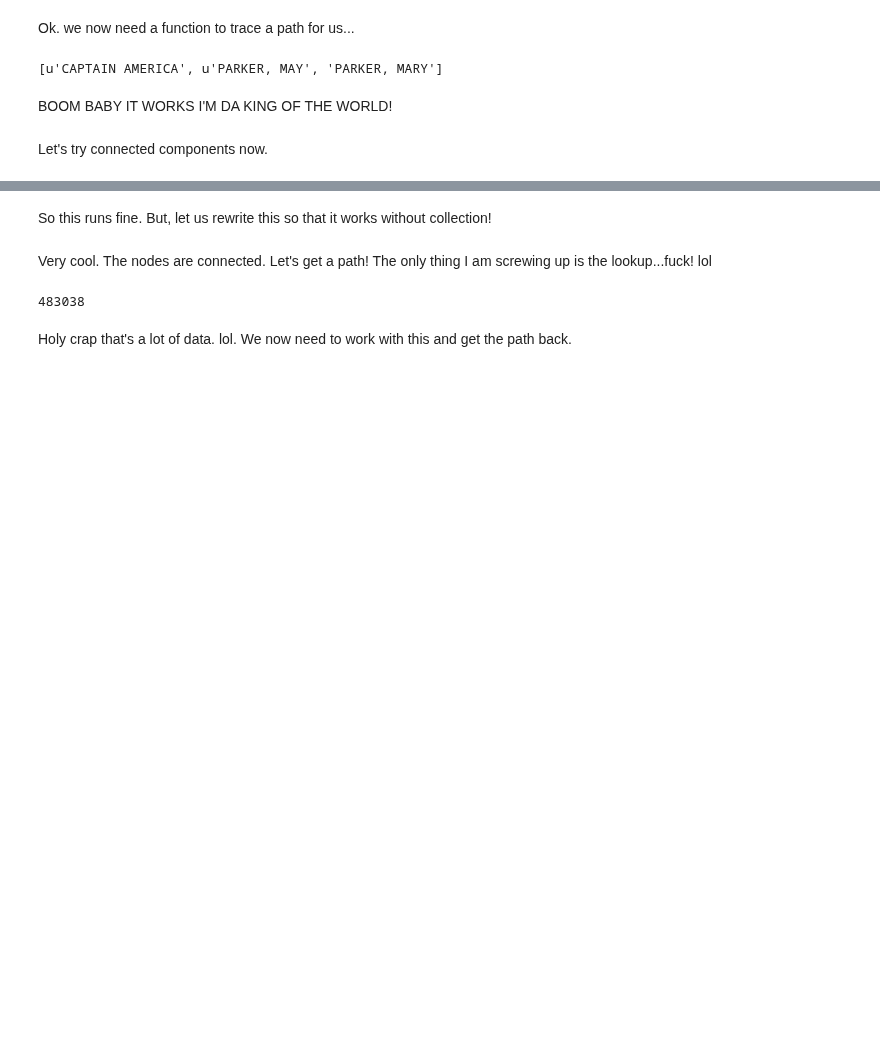
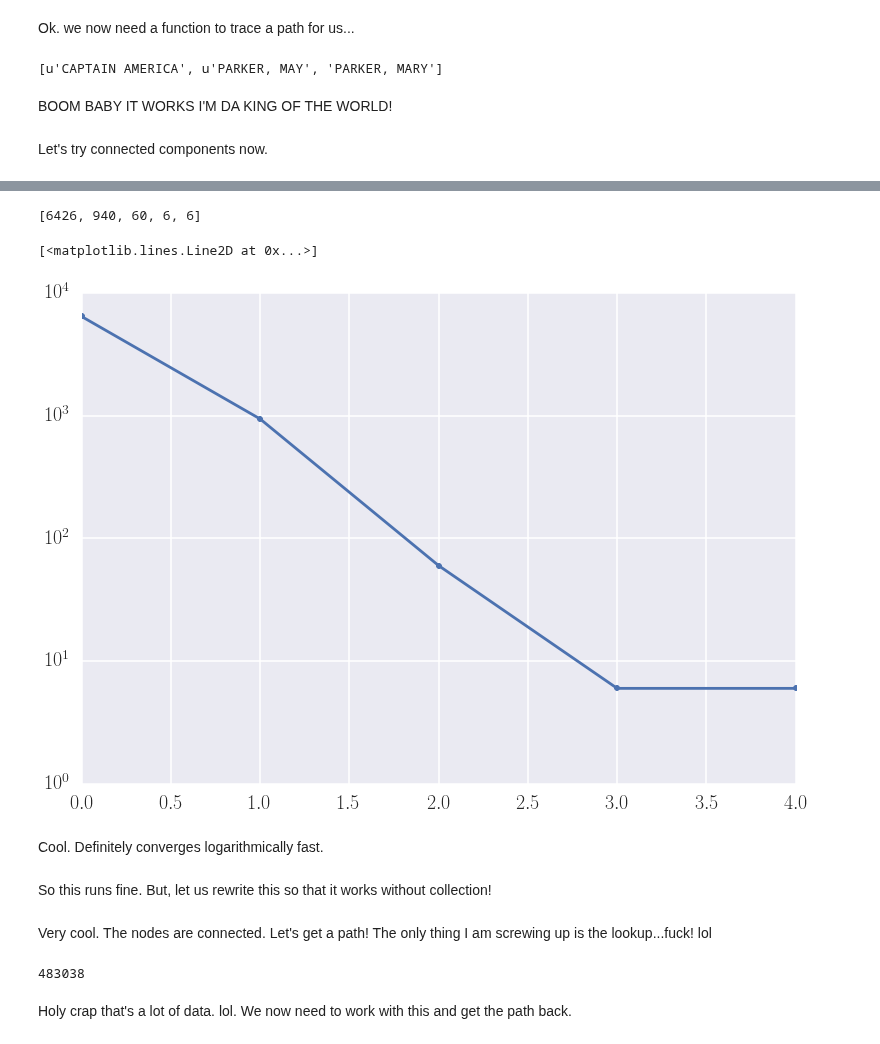
Before and after one commit to harvard-cs205/cs205-homework, a Jupyter notebook: HW1/P5/2015_09_28_wiki_graph_new_try.ipynb, the cells around one changed output, grey strips where cells are left out. Cells and saved outputs as stored; diff of their text form; code cells hidden in the pictures; blank space fills up the shorter version.

```diff
--- a/HW1/P5/2015_09_28_wiki_graph_new_try.ipynb
+++ b/HW1/P5/2015_09_28_wiki_graph_new_try.ipynb
@@ -126,4 +126,4 @@ from HW1.network_commands import Connected_Components
 # %%
 connector = Connected_Components(sc, network_rdd)
 # %%
-connector.do_iteration()
+connector.run_until_converged()
@@ -130,3 +141,14 @@ connector.do_iteration()
+# %%
+connector.num_unique_vs_iteration
+# %% [output]
+[6426, 940, 60, 6, 6]
+# %%
+plt.semilogy(connector.num_unique_vs_iteration, ls='-', marker='.')
+# %% [output]
+[<matplotlib.lines.Line2D at 0x...>]
+[figure, added]
+# %% [markdown]
+Cool. Definitely converges logarithmically fast.
 # %% [markdown]
 So this runs fine. But, let us rewrite this so that it works without collection!
 # %%
```
Also changed, not shown: parts of 1 cell of this notebook, 1 other file.
